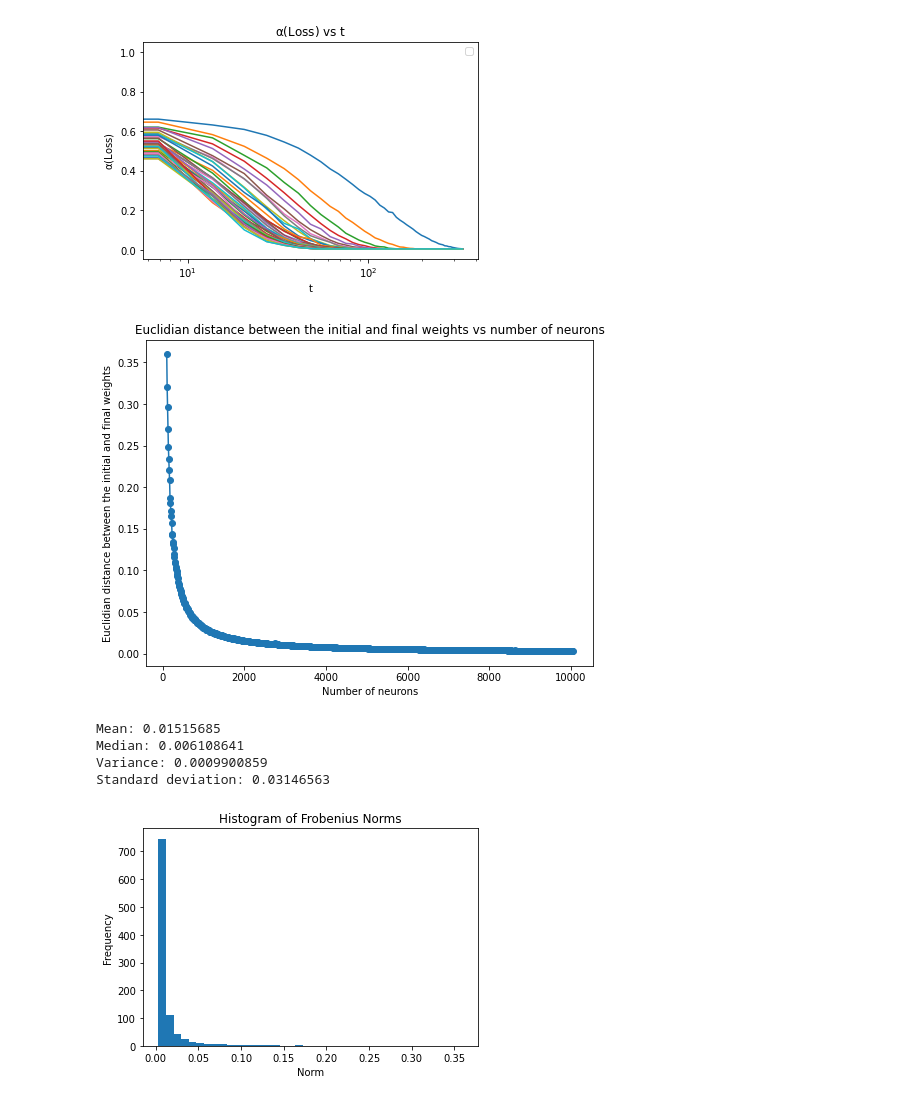
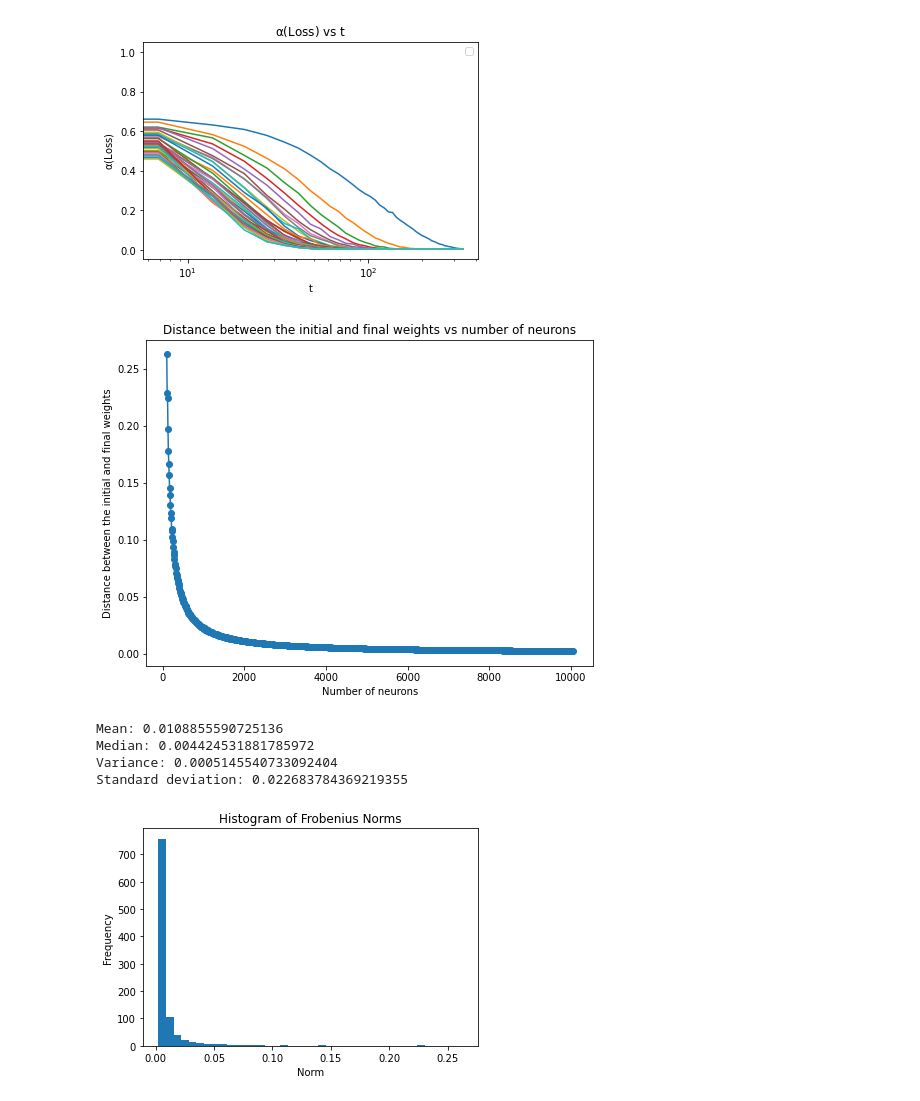
Before and after one commit to Kennethm-spec/Exploring-the-Limits-of-Lazy-Training-in-Neural-Networks, a Jupyter notebook: Loop_pytorch.ipynb, the cells around one changed output. Cells and saved outputs as stored; diff of their text form; code cells hidden in the pictures.

```diff
--- a/Loop_pytorch.ipynb
+++ b/Loop_pytorch.ipynb
@@ -212,10 +212,11 @@ Next steps:
 - switch to MNIST and do the same
 # %%
 import pickle
+import numpy as np
 data = pickle.load(open("results/data_big_plus.pkl", "rb"))
 initial = data["initial weights"]
 final = data["final weights"]
-losses = np.array(data["losses"])
+losses = data["losses"]
 size = len(losses)
 # %%
 print(size)
@@ -271,32 +272,33 @@ for i in range(size):
         initial[i]["layer1.weight"]-final[i]["layer1.weight"], p='fro')
     fro_norm_2 = torch.norm(
         initial[i]["layer2.weight"]-final[i]["layer2.weight"], p='fro')
-    fro_norm = fro_norm_1 + fro_norm_2
+    fro_norm = (fro_norm_1 ** 2) + (fro_norm_2 ** 2)
     norms.append(fro_norm)
 # %%
+import math
 count = 0
 unit_range = np.arange(100, 10050, 10)
 for units in unit_range:
-    norms[count] = norms[count] / units
+    norms[count] = math.sqrt(norms[count] / (units ** 2))
     count = count + 1
 # %%
 import matplotlib.pyplot as plt
 
 # set the size of the figure
 fig, ax = plt.subplots(figsize=(8, 6))
 # create the plot
 ax.plot(unit_range, norms, linestyle='-', marker='o')
 
 # set the title and axis labels
-ax.set_title('Euclidian distance between the initial and final weights vs number of neurons')
+ax.set_title('Distance between the initial and final weights vs number of neurons')
 ax.set_xlabel('Number of neurons')
-ax.set_ylabel('Euclidian distance between the initial and final weights')
+ax.set_ylabel('Distance between the initial and final weights')
 
 
 # display the plot
 plt.show()
 # %% [output]
-[figure, old version]
+[figure, new version]
 # %%
 import numpy as np
 import matplotlib.pyplot as plt
@@ -325,11 +327,11 @@ plt.xlabel('Norm')
 plt.ylabel('Frequency')
 plt.show()
 # %% [output]
-Mean: 0.01515685
-Median: 0.006108641
-Variance: 0.0009900859
-Standard deviation: 0.03146563
+Mean: 0.0108855590725136
+Median: 0.004424531881785972
+Variance: 0.0005145540733092404
+Standard deviation: 0.022683784369219355
-[figure, old version]
+[figure, new version]
 # %%
 import pandas as pd
 
```
Also changed, not shown: parts of 2 cells of this notebook, 4 other files.
